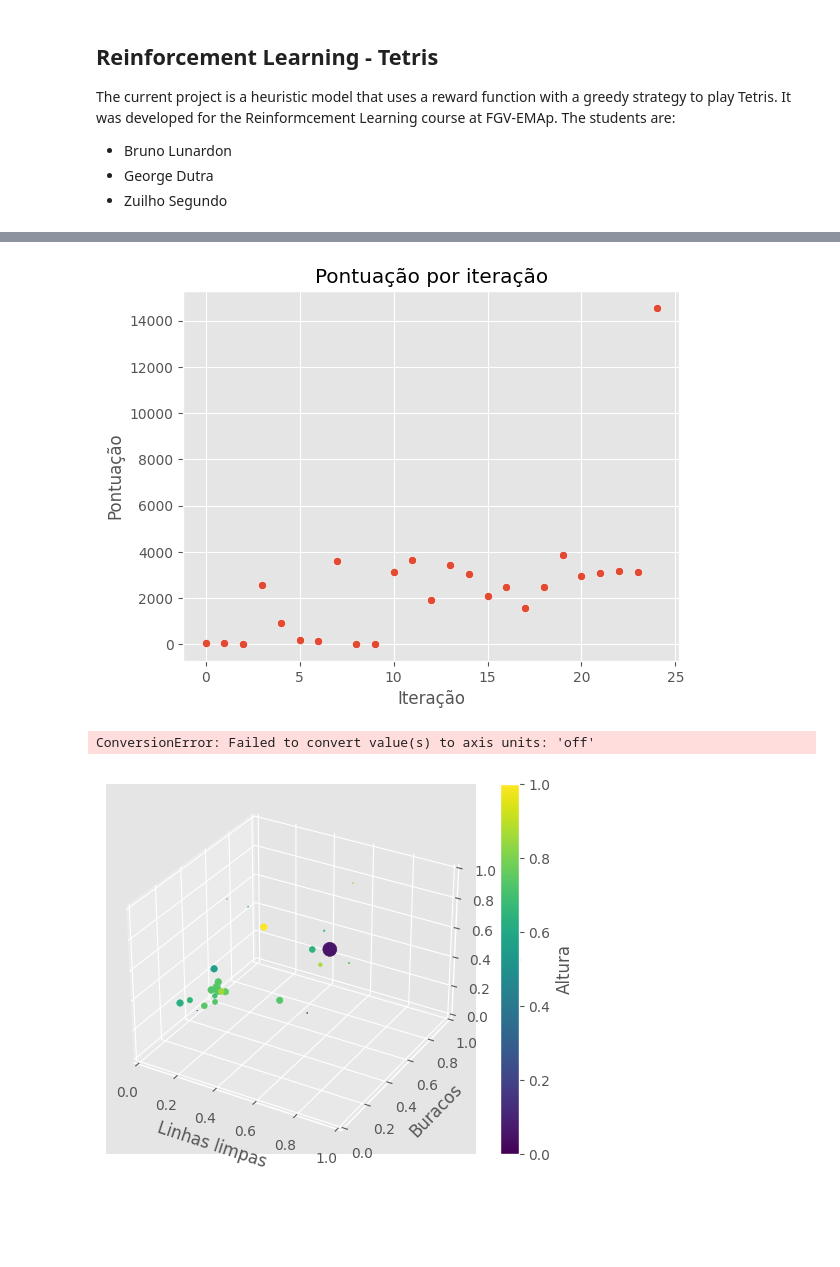
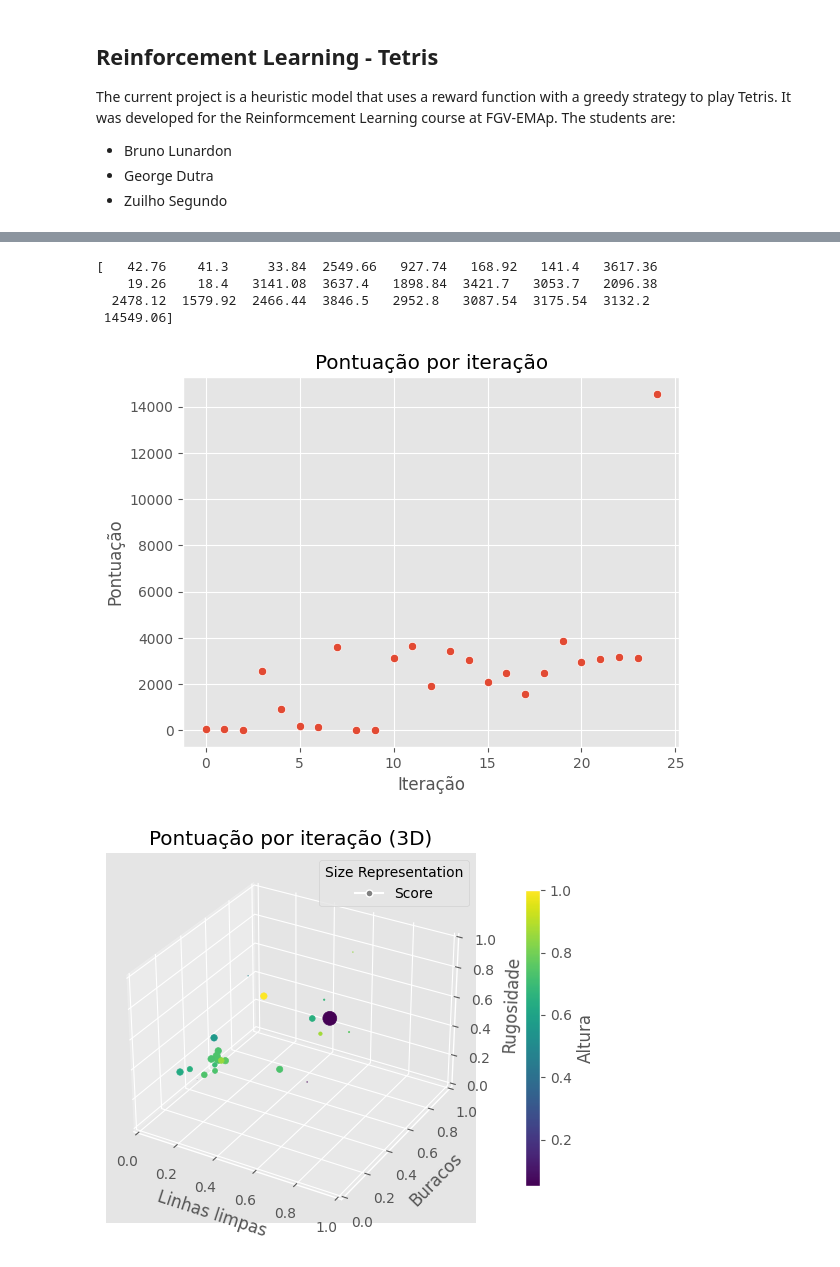
Before and after one commit to BrunoLunardon/RL-Tetris, a Jupyter notebook: src/tetris.ipynb, the cells around one changed output, grey strips where cells are left out. Cells and saved outputs as stored; diff of their text form; code cells hidden in the pictures; blank space fills up the shorter version.

```diff
--- a/src/tetris.ipynb
+++ b/src/tetris.ipynb
@@ -140,6 +212,9 @@ space = [Real(0, 1, name="w1"),
 # %%
-df=pd.read_csv('25pt_50g.csv')
+#Get the results from the optimization
+df=pd.read_csv('..\\data\\25pt_50g.csv')
 arr=df.to_numpy()
 ws=arr[:,0:4]
 best_ws=arr[-1,0:4]
+
+#Play a game with the best weights
 #heuristic_game(best_ws[0],best_ws[1],best_ws[2],best_ws[3],OPT,output_name="best.mp4")
@@ -171,35 +225,45 @@ plt.ylabel('Pontuação')
 plt.title('Pontuação por iteração')
 plt.show()
 # %% [output]
+[   42.76    41.3     33.84  2549.66   927.74   168.92   141.4   3617.36
+    19.26    18.4   3141.08  3637.4   1898.84  3421.7   3053.7   2096.38
+  2478.12  1579.92  2466.44  3846.5   2952.8   3087.54  3175.54  3132.2
+ 14549.06]
 [figure]
 # %%
-x = ws[:,0]
-y = ws[:,1]
-z = ws[:,2]
-c = ws[:,3]
-time=np.arange(0,25)
-colors=cm.viridis(c)
-sizes=arr[:,4]
-sizes_norm=sizes/np.max(sizes)
-sizes_scaled=sizes_norm*100
+x = arr[:,0]
+y = arr[:,1]
+z = arr[:,2]
+colors = arr[:,3]
+sizes = arr[:,4]
+
+sizes_normalized = (sizes - sizes.min())/(sizes.max() - sizes.min())
+sizes_scaled = sizes_normalized * (100)
 
 fig = plt.figure()
 ax = fig.add_subplot(111, projection='3d')
 
-sc=ax.scatter(x, y, z,c=colors,s=sizes_scaled,depthshade=False)
-cbar=fig.colorbar(sc,ax=ax,orientation='vertical')
+sc = ax.scatter(x, y, z, c=colors, s=sizes_scaled, depthshade=False)
+
+# Colorbar adjustment to possibly prevent overlap
+cbar = fig.colorbar(sc, ax=ax, orientation='vertical', shrink=0.8, pad=0.1)
 cbar.set_label('Altura')
 
+# Add a legend for size representation
+# You can adjust these as per your data's min, max, and mean sizes for more clarity
+handles = [plt.Line2D([0], [0], marker='o', color='w', markerfacecolor='gray', markersize=5),
+           plt.Line2D([0], [0], marker='o', color='w', markerfacecolor='gray', markersize=10),
+           plt.Line2D([0], [0], marker='o', color='w', markerfacecolor='gray', markersize=15)]
+labels = ['Score']
+ax.legend(handles, labels, title="Size Representation", loc="upper right")
 
 ax.set_xlabel('Linhas limpas')
 ax.set_ylabel('Buracos')
 ax.set_zlabel('Rugosidade')
-ax.set_xlim3d(0,1)
-ax.set_ylim3d(0,1)
-ax.set_zlim3d(0,1)
-ax.set_yticks("off")
-
+ax.set_xlim3d(0, 1)
+ax.set_ylim3d(0, 1)
+ax.set_zlim3d(0, 1)
+ax.set_title('Pontuação por iteração (3D)')
 plt.show()
 # %% [output]
-ConversionError: Failed to convert value(s) to axis units: 'off'
-[figure, old version]
+[figure, new version]
```
Also changed, not shown: parts of 13 cells of this notebook, 6 other files.
